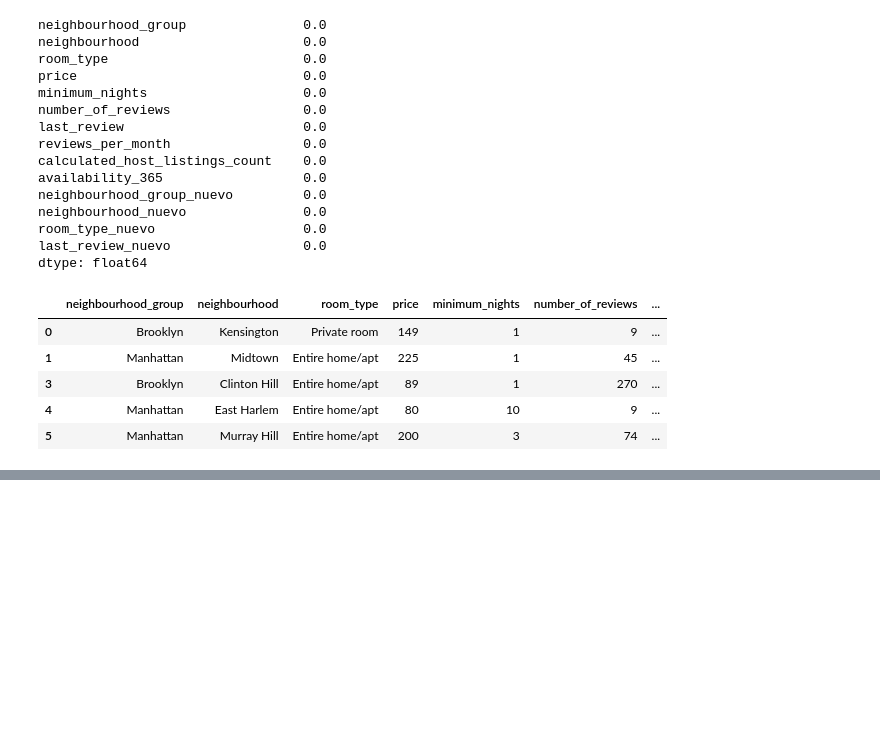
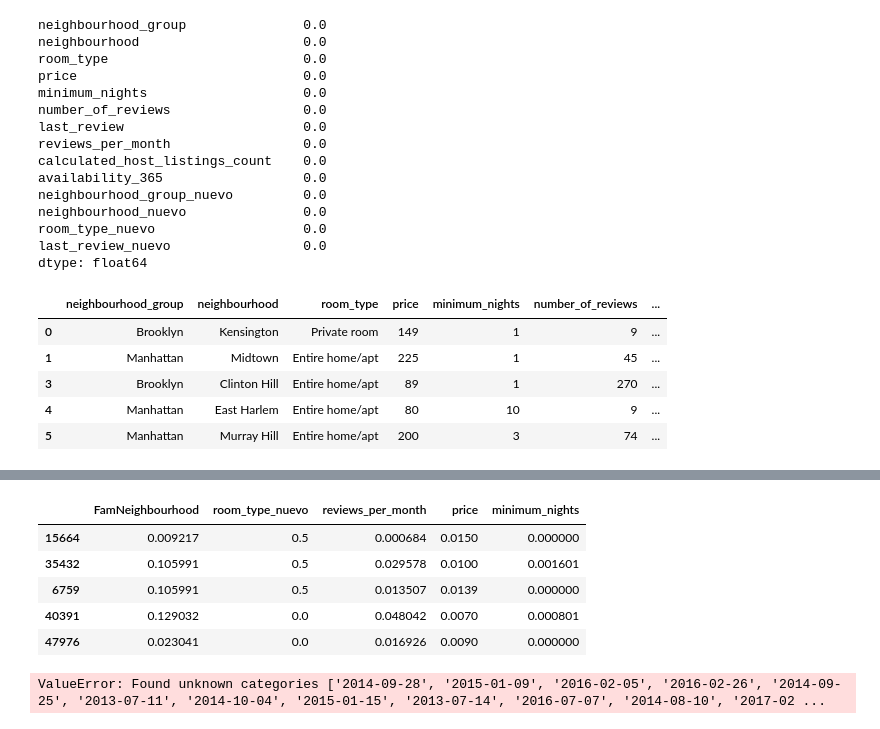
Before and after one commit to Jorge3127/machine-learning-python-template-Jorge3127, a Jupyter notebook: src/explore.ipynb, the cells around one changed output, grey strips where cells are left out. Cells and saved outputs as stored; diff of their text form; code cells hidden in the pictures; blank space fills up the shorter version.

```diff
--- a/src/explore.ipynb
+++ b/src/explore.ipynb
@@ -663,0 +712,22 @@ See the caveats in the documentation: https://pandas.pydata.org/pandas-docs/stab
+# %%
+# instancio el escalador
+scaler = MinMaxScaler()
+
+# entreno el escalador con los datos de entrenamiento
+scaler.fit(X_train[variables_numerica])
+
+# aplico el escalador en amhos
+X_train_num_mm = scaler.transform(X_train[variables_numerica])
+X_train_num_mm = pd.DataFrame(X_train_num_mm, index = X_train.index, columns = variables_numerica)
+
+X_test_num_mm = scaler.transform(X_test[variables_numerica])
+X_test_num_mm = pd.DataFrame(X_test_num_mm, index = X_test.index, columns = variables_numerica)
+
+X_train_num_mm.head()
+# %% [output]
+|  | FamNeighbourhood | room_type_nuevo | reviews_per_month | price | minimum_nights |
+| 15664 | 0.009217 | 0.5 | 0.000684 | 0.0150 | 0.000000 |
+| 35432 | 0.105991 | 0.5 | 0.029578 | 0.0100 | 0.001601 |
+| 6759 | 0.105991 | 0.5 | 0.013507 | 0.0139 | 0.000000 |
+| 40391 | 0.129032 | 0.0 | 0.048042 | 0.0070 | 0.000801 |
+| 47976 | 0.023041 | 0.0 | 0.016926 | 0.0090 | 0.000000 |
@@ -663,0 +736,18 @@ See the caveats in the documentation: https://pandas.pydata.org/pandas-docs/stab
+# %%
+from sklearn.preprocessing import OneHotEncoder
+# instancio el encoder
+onehot_encoder = OneHotEncoder(sparse_output=False)
+
+# entreno el encoder con los datos de entrenamiento
+onehot_encoder.fit(X_train[variables_categoricas])
+
+# aplico el encoder en amhos
+X_train_cat_ohe = onehot_encoder.transform(X_train[variables_categoricas])
+X_train_cat_ohe = pd.DataFrame(X_train_cat_ohe, index = X_train.index, columns=onehot_encoder.get_feature_names_out(variables_categoricas))
+
+X_test_cat_ohe = onehot_encoder.transform(X_test[variables_categoricas])
+X_test_cat_ohe = pd.DataFrame(X_test_cat_ohe, index = X_test.index, columns=onehot_encoder.get_feature_names_out(variables_categoricas))
+
+X_train_cat_ohe.head()
+# %% [output]
+ValueError: Found unknown categories ['2014-09-28', '2015-01-09', '2016-02-05', '2016-02-26', '2014-09-25', '2013-07-11', '2014-10-04', '2015-01-15', '2013-07-14', '2016-07-07', '2014-08-10', '2017-02 ...
```
Also changed, not shown: parts of 10 cells of this notebook.
